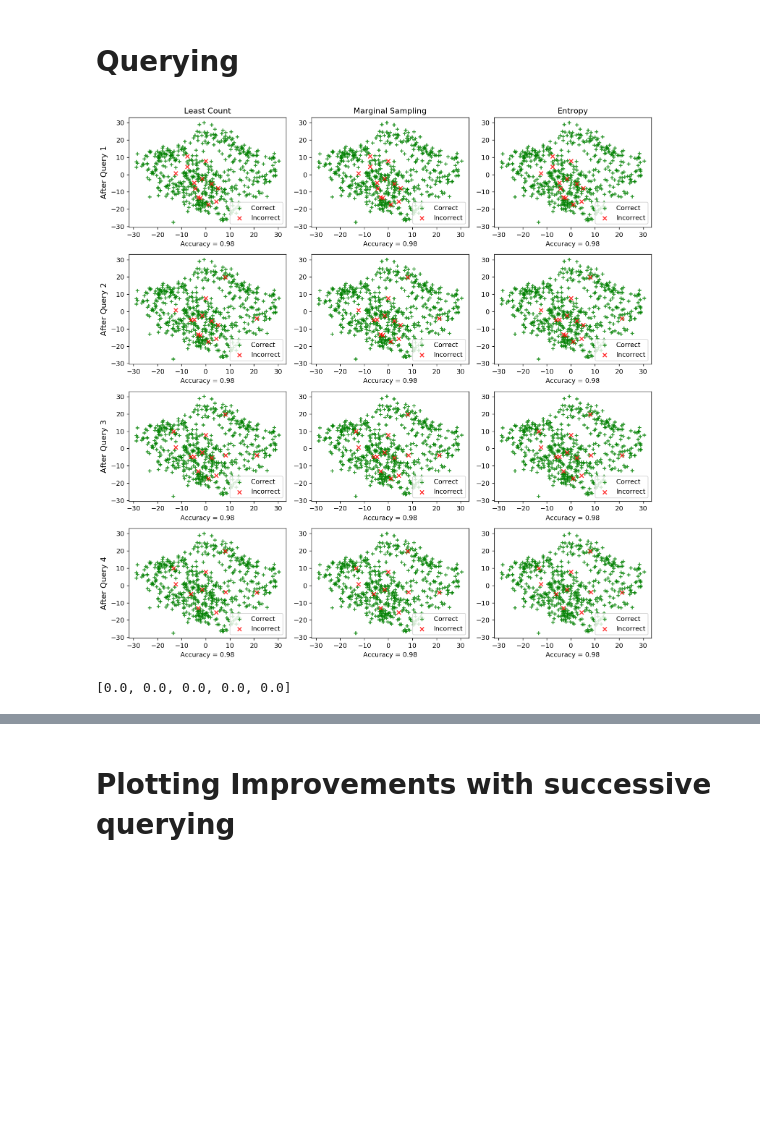
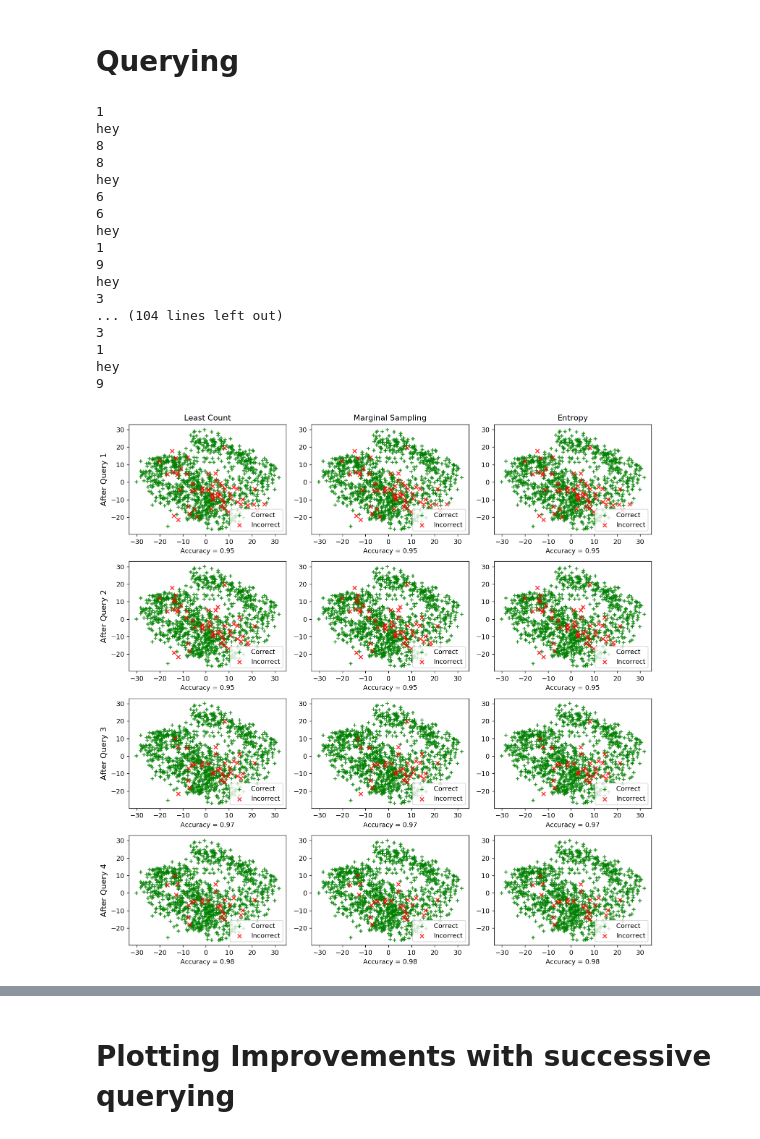
Before and after one commit to punanand/Active-Learning-Framework, a Jupyter notebook: PoolBased_UncertaintySampling .ipynb, the cells around one changed output, grey strips where cells are left out. Saved outputs shown, nothing was run; the diff lists cells and outputs as text; code cells hidden in the pictures; blank space fills up the shorter version.

```diff
--- a/PoolBased_UncertaintySampling .ipynb
+++ b/PoolBased_UncertaintySampling .ipynb
@@ -8,7 +8,7 @@ from dataset import Config, Dataset
 from oracle import Oracle
 from active_learning import Learner
 
-config = Config(70, 10)
+config = Config(40, 10)
 data = Dataset(config)
 orac_lc = Oracle(data, config)
 orac_ms = Oracle(data, config)
@@ -106,6 +106,11 @@ for ax, row in zip(axs[:,0], rows):
 
 for i in range(1, 5):
     # query for additional 10% of the data using the 3 informativeness metrics
+    for j in range(10):
+        print(orac_lc.labeled_Y[j])
+        print("hey")
+        print(orac_rand.labeled_Y[j])
+
     least_count_learner.query(data, orac_lc)
     margin_sampling_learner.query(data, orac_ms)
     entropy_learner.query(data, orac_h)
@@ -131,35 +136,48 @@ for i in range(1, 5):
     axs[i-1][0].legend(loc='lower right')
     axs[i-1][0].set_xlabel("Accuracy = {score:.2f}".format(nq = i-1, score=least_count_learner.test_score(data)))
 
     performance_lc.append(least_count_learner.test_score(data))
 
     # analysis of margin sample informativeness
     is_correct = (pred_ms == np.array(data.test_Y))
 
     axs[i-1][1].scatter(x=np.array(test_c1)[is_correct],  y=np.array(test_c2)[is_correct],  c='g', marker='+', label='Correct',   alpha=8/10)
     axs[i-1][1].scatter(x=np.array(test_c1)[~is_correct], y=np.array(test_c2)[~is_correct], c='r', marker='x', label='Incorrect', alpha=8/10)
     axs[i-1][1].legend(loc='lower right')
     axs[i-1][1].set_xlabel("Accuracy = {score:.2f}".format(nq = i-1, score=margin_sampling_learner.test_score(data)))
 
     performance_ms.append(margin_sampling_learner.test_score(data))
 
     # analysis of entropy informativeness
     is_correct = (pred_h == np.array(data.test_Y))
 
     axs[i-1][2].scatter(x=np.array(test_c1)[is_correct],  y=np.array(test_c2)[is_correct],  c='g', marker='+', label='Correct',   alpha=8/10)
     axs[i-1][2].scatter(x=np.array(test_c1)[~is_correct], y=np.array(test_c2)[~is_correct], c='r', marker='x', label='Incorrect', alpha=8/10)
     axs[i-1][2].legend(loc='lower right')
     axs[i-1][2].set_xlabel("Accuracy = {score:.2f}".format(nq = i-1, score=entropy_learner.test_score(data)))
 
     performance_h.append(entropy_learner.test_score(data))
 
     performance_rand.append(random_learner.test_score(data))
 
 fig.tight_layout()
 plt.show()
 # %% [output]
+1
+hey
+8
+8
+hey
+6
+6
+hey
+1
+9
+hey
+3
+... (104 lines left out)
+3
+1
+hey
+9
-[figure, old version]
+[figure, new version]
-# %%
-[performance_rand[i] - performance_lc[i] for i in range (5)]
-# %% [output]
-[0.0, 0.0, 0.0, 0.0, 0.0]
```
Also changed, not shown: parts of 3 cells of this notebook, 2 other files.
